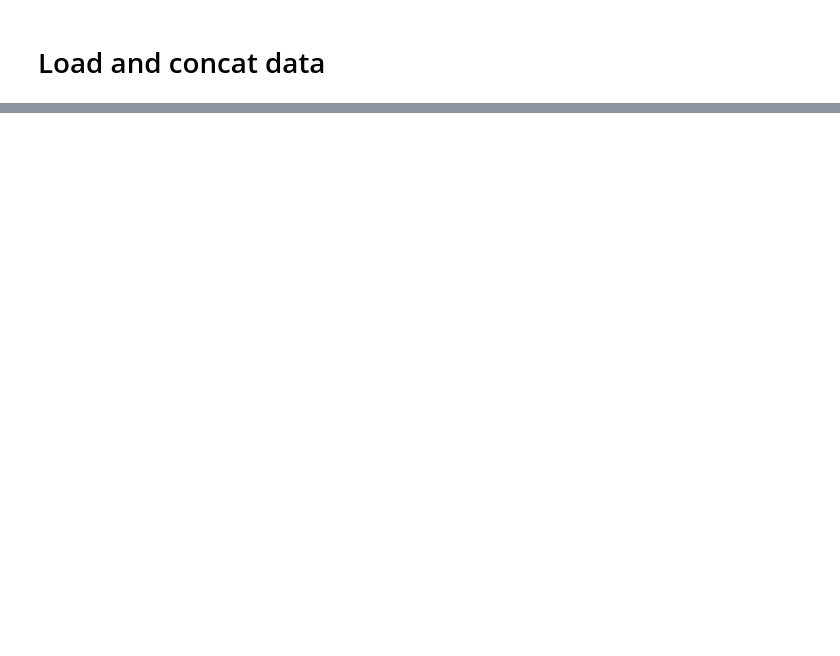
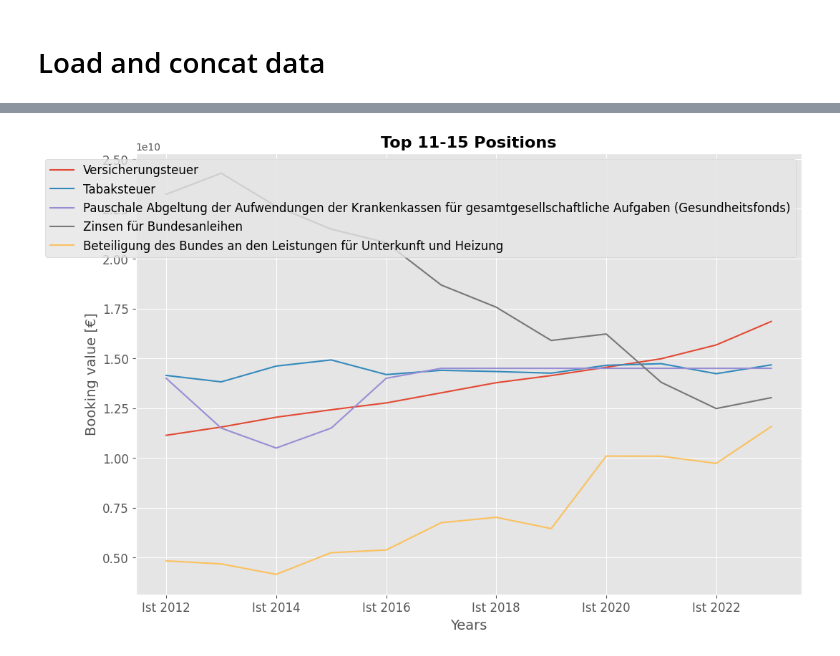
Before and after one commit to MaxwellMuF/Urban_technologie_project_Bundeshaushalt, a Jupyter notebook: 5_analyse_data.ipynb, the cells around one changed output, grey strips where cells are left out. Saved outputs shown, nothing was run; the diff lists cells and outputs as text; code cells hidden in the pictures; blank space fills up the shorter version.

```diff
--- a/5_analyse_data.ipynb
+++ b/5_analyse_data.ipynb
@@ -60,0 +121,4 @@ df_nlp
+# %%
+plot_5_positions(df_10y, (10,15))
+# %% [output]
+[figure, added]
```
Also changed, not shown: parts of 18 cells of this notebook, 1 other file.
